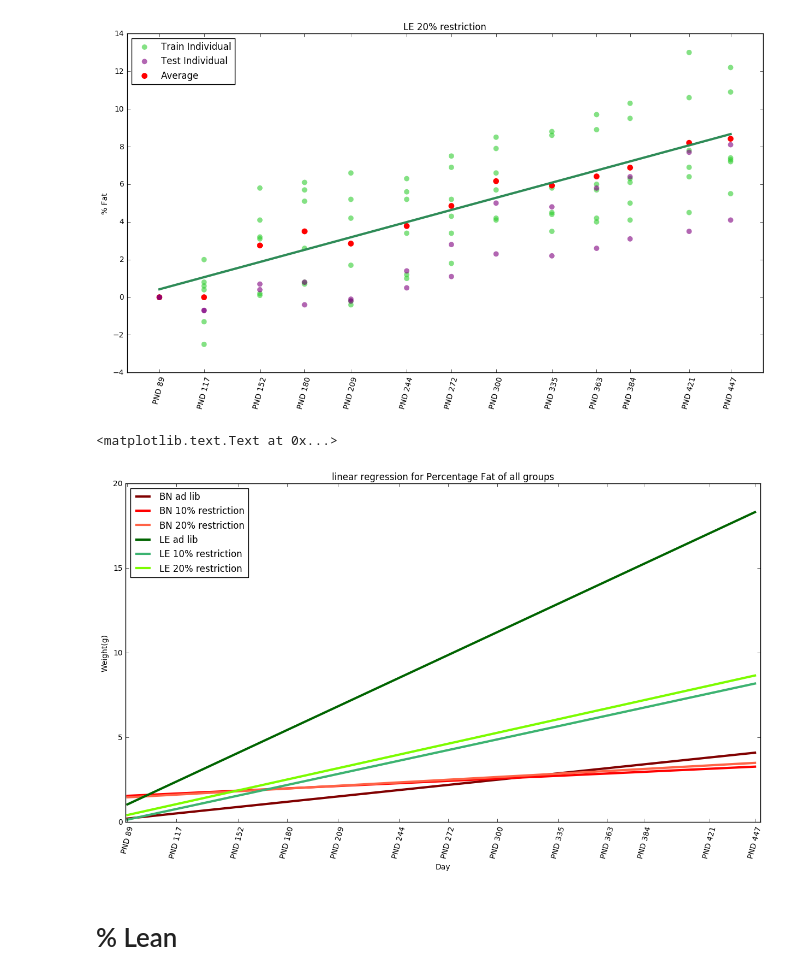
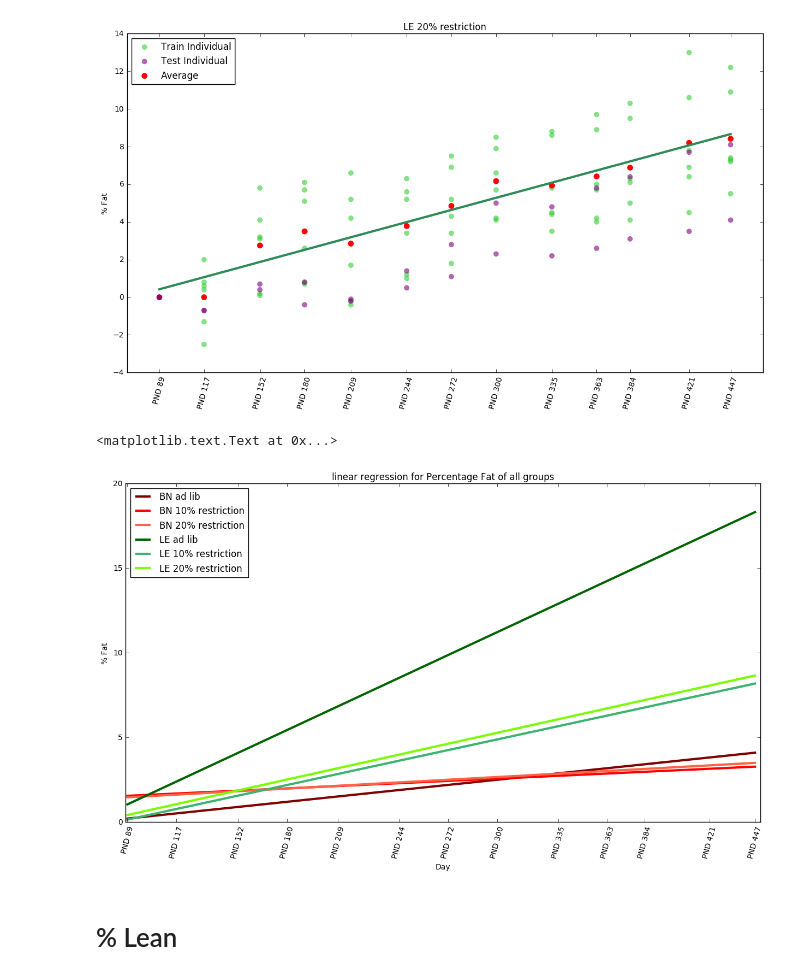
Before and after one commit to Esther-17/Group-Project, a Jupyter notebook: Group Project Code.ipynb, the cells around one changed output. Saved outputs shown, nothing was run; the diff lists cells and outputs as text; code cells hidden in the pictures.

Commit message:
Graph label fix

```diff
--- a/Group Project Code.ipynb
+++ b/Group Project Code.ipynb
@@ -205,19 +205,19 @@ LE 20% restriction slope and intercept are [ 0.02302381] and 0.423531423818
 # %%
 Fig=plt.figure(figsize=(15,8))
 color=['maroon','red','tomato','darkgreen','mediumseagreen','lawngreen']
 for i in range (6):
     plt.plot(np.asarray(day), fatprediction[i], color=color[i],linewidth=3,label=groups[i])
 plt.legend(loc='upper left')
 plt.xticks([89,117,152,180,209,244,272,300,335,363,384,421,447])
 plt.xlim(88,450)
 #plt.ylim(200,500)
 plt.axes().set_xticklabels(sheetnames,rotation=75)
 plt.title('linear regression for Percentage Fat of all groups')
-plt.ylabel('Weight(g)')
+plt.ylabel('% Fat')
 plt.xlabel('Day')
 # %% [output]
 <matplotlib.text.Text at 0x...>
-[figure, old version]
+[figure, new version]
 # %% [markdown]
 # % Lean
 # %%
```
Also changed, not shown: parts of 2 cells of this notebook.
